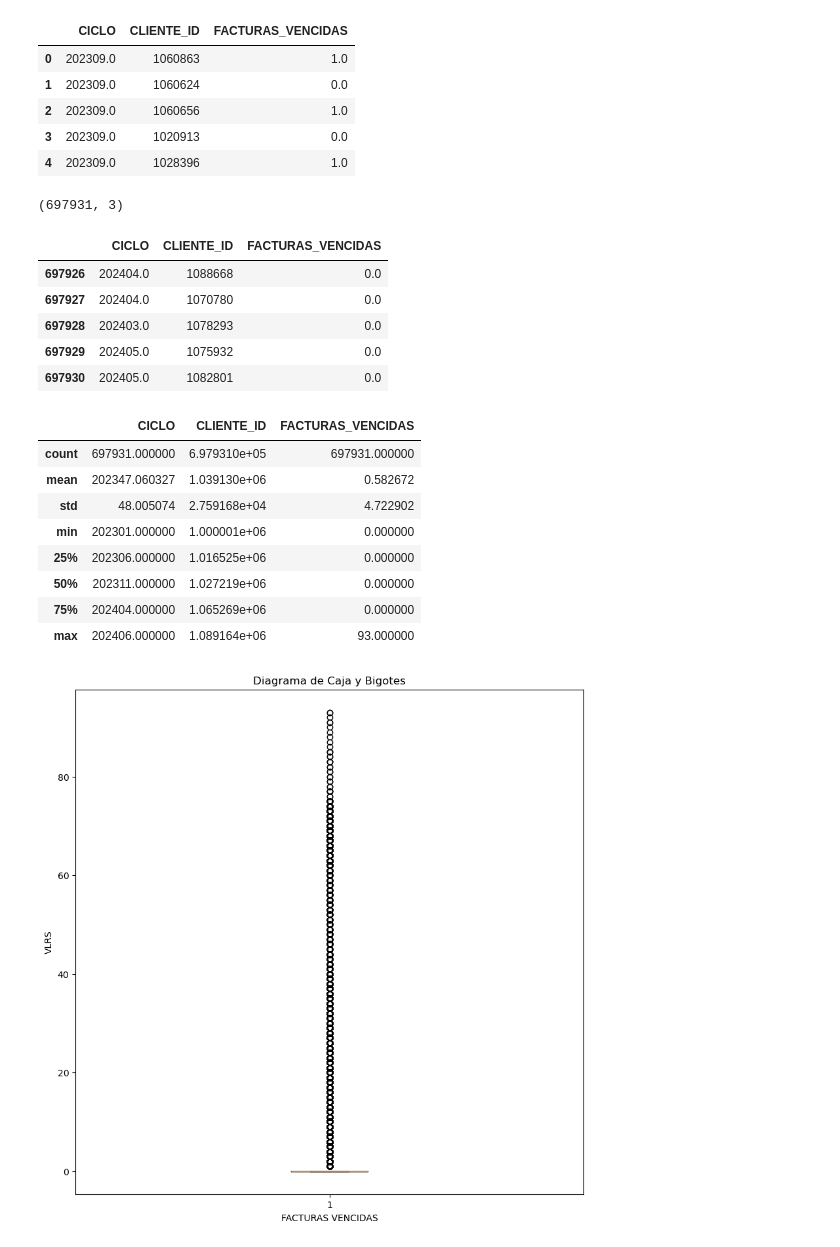
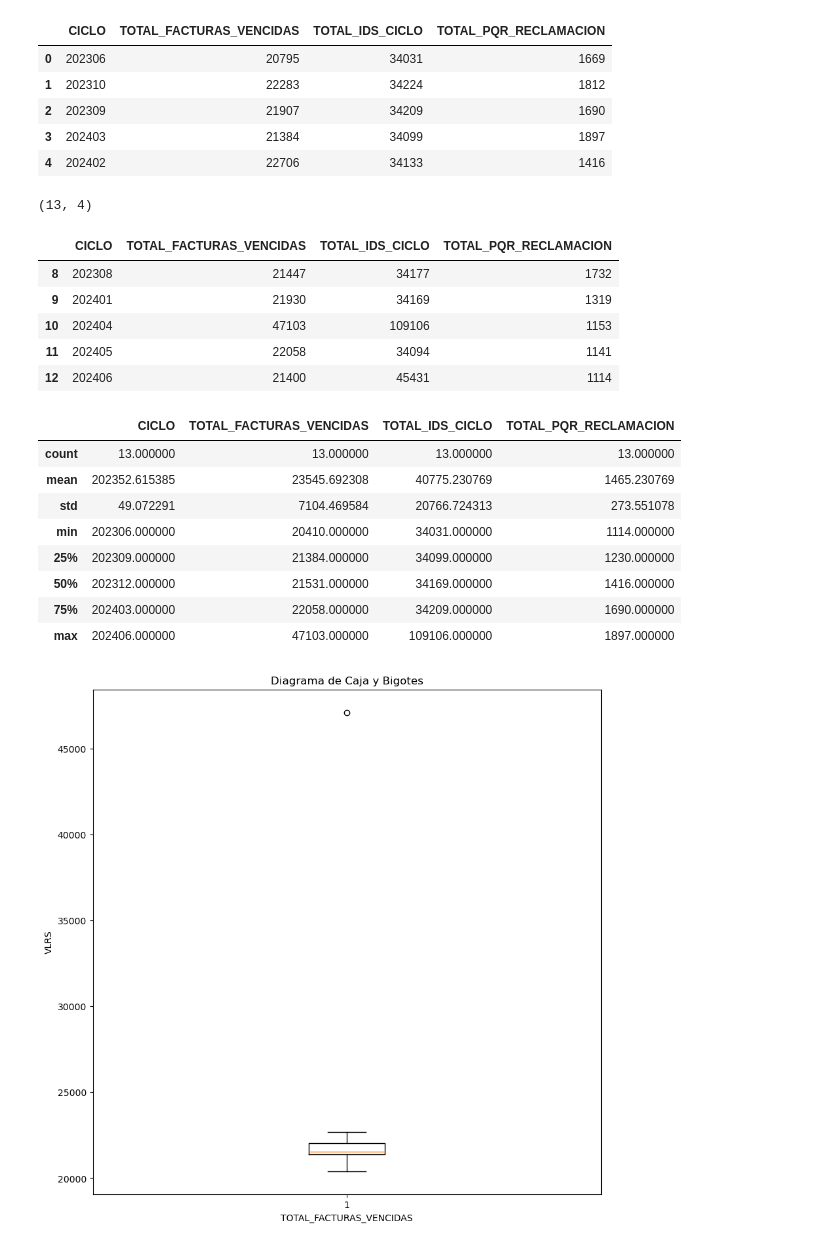
Before and after one commit to coyola95/ANALISIS-EXPLORATORIO-DE-DATOS-CFO, a Jupyter notebook: PREGUNTA_SMART_CO.ipynb, the cells around one changed output. Cells and saved outputs as stored; diff of their text form; code cells hidden in the pictures.

Commit message:
analisis_bivariado

```diff
--- a/PREGUNTA_SMART_CO.ipynb
+++ b/PREGUNTA_SMART_CO.ipynb
@@ -21,10 +21,10 @@ import pandas as pd
 import matplotlib.pylab as plt
 
 # URL del dataset
-filename = "/Users/christianoyola/Documents/GENERAL/Christian/UNIVERSIDAD/MAESTRIA/SEMESTRE 1/ANALISIS EXPLORATORIO DE DATOS/ANALISIS-EXPLORATORIO-DE-DATOS-CFO/FACTURAS VENCIDAS.csv"
+filename = "/Users/christianoyola/Documents/GENERAL/Christian/UNIVERSIDAD/MAESTRIA/SEMESTRE 1/ANALISIS EXPLORATORIO DE DATOS/ANALISIS-EXPLORATORIO-DE-DATOS-CFO/BASE ANALISIS BIVARIADO.xlsx"
 
-# Lista de encabezados o nombres de los atributos
-headers = ["CICLO","ID","FACTURAS_VENCIDAS"]
 
 # Leer el archivo CSV
-df = pd.read_csv(filename)
+df = pd.read_excel(filename, engine='openpyxl')
+
+df
@@ -32,11 +47,11 @@ df = pd.read_csv(filename)
 # Para ver cómo luce el dataset, utilizamos el método head().
 df.head(5)
 # %% [output]
-|  | CICLO | CLIENTE_ID | FACTURAS_VENCIDAS |
-| 0 | 202309.0 | 1060863 | 1.0 |
-| 1 | 202309.0 | 1060624 | 0.0 |
-| 2 | 202309.0 | 1060656 | 1.0 |
-| 3 | 202309.0 | 1020913 | 0.0 |
-| 4 | 202309.0 | 1028396 | 1.0 |
+|  | CICLO | TOTAL_FACTURAS_VENCIDAS | TOTAL_IDS_CICLO | TOTAL_PQR_RECLAMACION |
+| 0 | 202306 | 20795 | 34031 | 1669 |
+| 1 | 202310 | 22283 | 34224 | 1812 |
+| 2 | 202309 | 21907 | 34209 | 1690 |
+| 3 | 202403 | 21384 | 34099 | 1897 |
+| 4 | 202402 | 22706 | 34133 | 1416 |
 # %%
 # VARIABLE SELECCIONADA: FACTURAS_VENCIDAS
@@ -45,41 +60,41 @@ df.head(5)
 #Obtener el tamaño del dataset.
 df.shape
 # %% [output]
-(697931, 3)
+(13, 4)
 # %%
 # Para ver cómo luce el dataset, utilizamos el método tail().
 df.tail(5)
 # %% [output]
-|  | CICLO | CLIENTE_ID | FACTURAS_VENCIDAS |
-| 697926 | 202404.0 | 1088668 | 0.0 |
-| 697927 | 202404.0 | 1070780 | 0.0 |
-| 697928 | 202403.0 | 1078293 | 0.0 |
-| 697929 | 202405.0 | 1075932 | 0.0 |
-| 697930 | 202405.0 | 1082801 | 0.0 |
+|  | CICLO | TOTAL_FACTURAS_VENCIDAS | TOTAL_IDS_CICLO | TOTAL_PQR_RECLAMACION |
+| 8 | 202308 | 21447 | 34177 | 1732 |
+| 9 | 202401 | 21930 | 34169 | 1319 |
+| 10 | 202404 | 47103 | 109106 | 1153 |
+| 11 | 202405 | 22058 | 34094 | 1141 |
+| 12 | 202406 | 21400 | 45431 | 1114 |
 # %%
 # Para ver una descripcion general utilizamos el método df.describe().
 df.describe()
 # %% [output]
-|  | CICLO | CLIENTE_ID | FACTURAS_VENCIDAS |
-| count | 697931.000000 | 6.979310e+05 | 697931.000000 |
-| mean | 202347.060327 | 1.039130e+06 | 0.582672 |
-| std | 48.005074 | 2.759168e+04 | 4.722902 |
-| min | 202301.000000 | 1.000001e+06 | 0.000000 |
-| 25% | 202306.000000 | 1.016525e+06 | 0.000000 |
-| 50% | 202311.000000 | 1.027219e+06 | 0.000000 |
-| 75% | 202404.000000 | 1.065269e+06 | 0.000000 |
-| max | 202406.000000 | 1.089164e+06 | 93.000000 |
+|  | CICLO | TOTAL_FACTURAS_VENCIDAS | TOTAL_IDS_CICLO | TOTAL_PQR_RECLAMACION |
+| count | 13.000000 | 13.000000 | 13.000000 | 13.000000 |
+| mean | 202352.615385 | 23545.692308 | 40775.230769 | 1465.230769 |
+| std | 49.072291 | 7104.469584 | 20766.724313 | 273.551078 |
+| min | 202306.000000 | 20410.000000 | 34031.000000 | 1114.000000 |
+| 25% | 202309.000000 | 21384.000000 | 34099.000000 | 1230.000000 |
+| 50% | 202312.000000 | 21531.000000 | 34169.000000 | 1416.000000 |
+| 75% | 202403.000000 | 22058.000000 | 34209.000000 | 1690.000000 |
+| max | 202406.000000 | 47103.000000 | 109106.000000 | 1897.000000 |
 # %%
 # Crear el diagrama de caja y bigotes
 plt.figure(figsize=(10, 10))
-plt.boxplot(df.FACTURAS_VENCIDAS)
+plt.boxplot(df.TOTAL_FACTURAS_VENCIDAS)
 
 # Añadir etiquetas y título
 plt.title('Diagrama de Caja y Bigotes')
-plt.xlabel('FACTURAS VENCIDAS')
+plt.xlabel('TOTAL_FACTURAS_VENCIDAS')
 plt.ylabel('VLRS')
 
 # Mostrar el diagrama
 plt.show()
 # %% [output]
-[figure, old version]
+[figure, new version]
```
Also changed, not shown: parts of 17 cells of this notebook.
